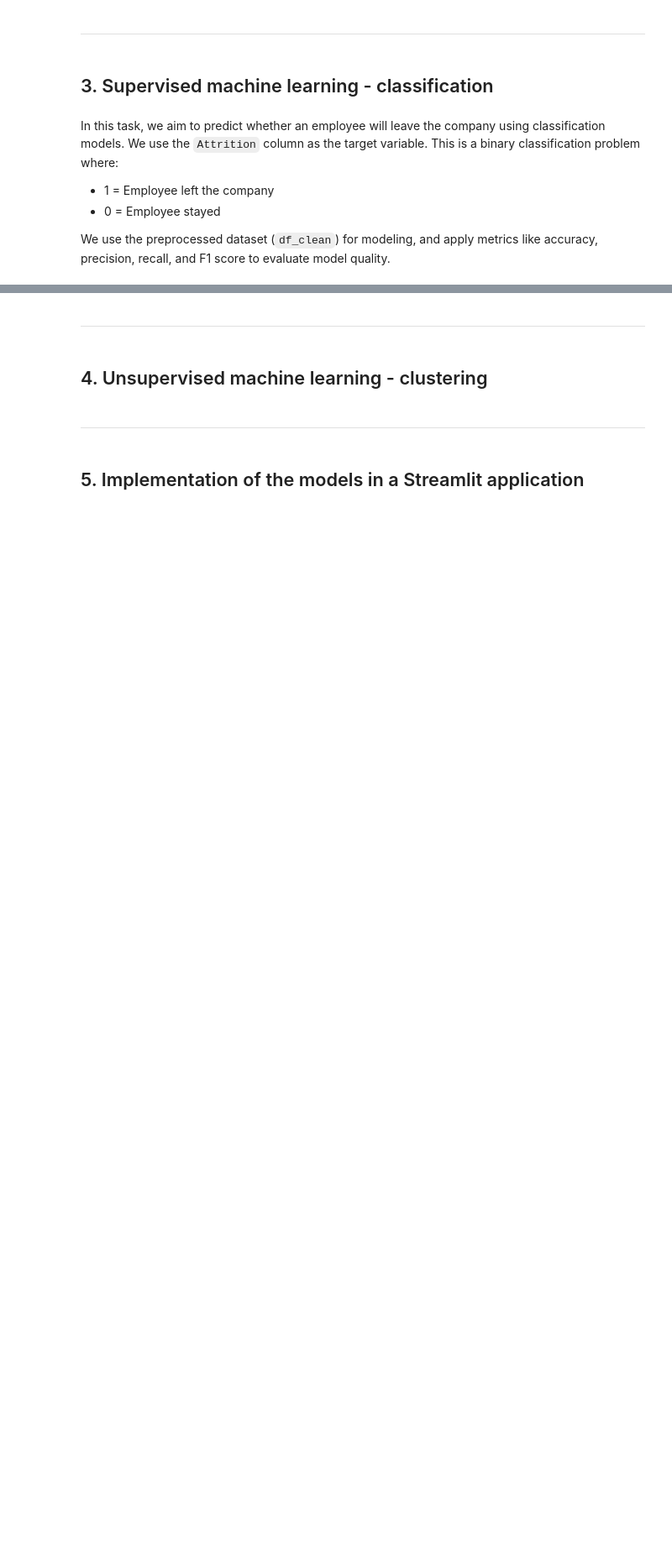
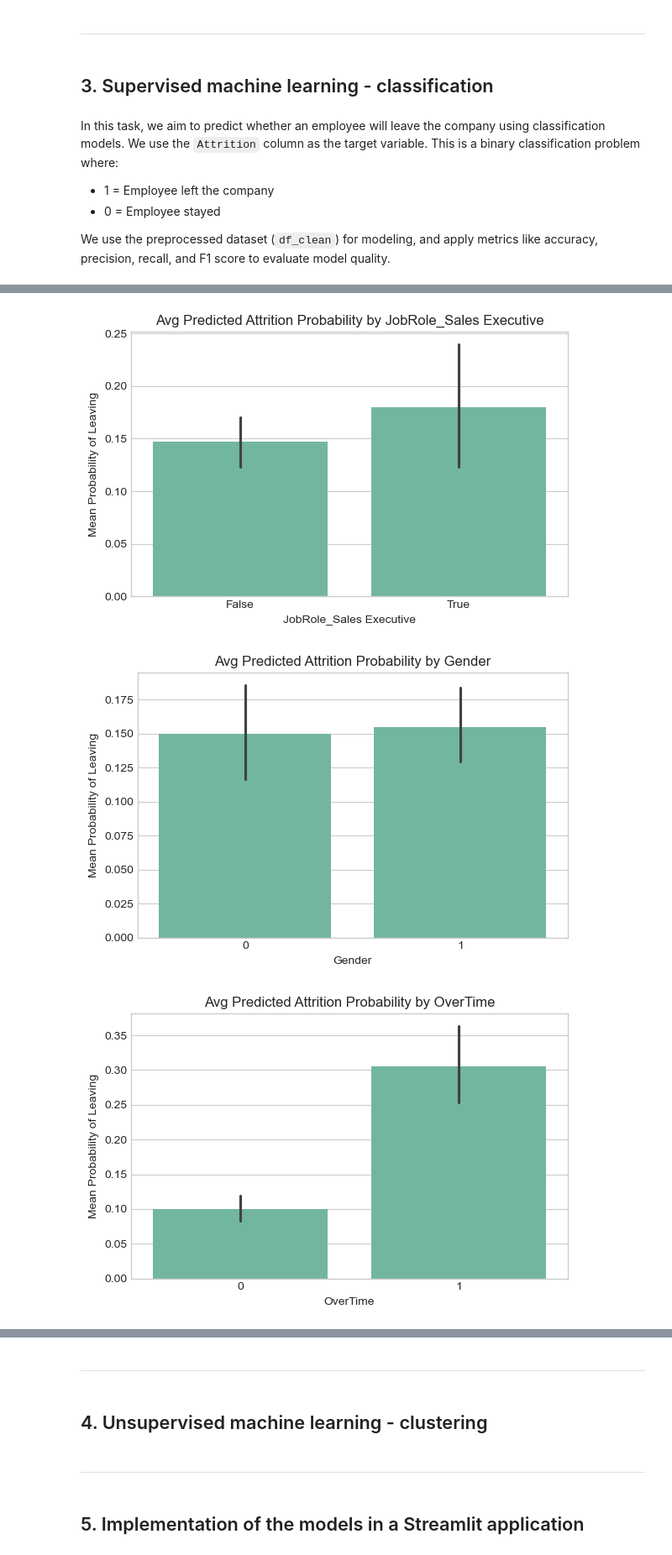
Before and after one commit to FeliciaFavrholdt/DAT-BI-MP3, a Jupyter notebook: notebooks/MP3_Group4_IBM_Analysis.ipynb, the cells around one changed output, grey strips where cells are left out. Shown at 84% size. Drawn from its saved outputs; the diff is of its cells as text; code cells hidden in the pictures; blank space fills up the shorter version.

```diff
--- a/notebooks/MP3_Group4_IBM_Analysis.ipynb
+++ b/notebooks/MP3_Group4_IBM_Analysis.ipynb
@@ -1155,0 +1291,10 @@ ValueError: Unknown label type: continuous. Maybe you are trying to fit a classi
+# %%
+# Get predicted probabilities of class 1 (attrition = Yes)
+y_proba = clf.predict_proba(X_test)[:, 1]
+y_pred = clf.predict(X_test)
+
+# Copy the X_test data into a new DataFrame for analysis
+df_pred = X_test.copy()
+df_pred['Actual Attrition'] = y_test.values
+df_pred['Predicted Attrition'] = y_pred
+df_pred['Attrition Probability'] = y_proba
@@ -1155,0 +1303,18 @@ ValueError: Unknown label type: continuous. Maybe you are trying to fit a classi
+# %%
+# Choose categorical features to analyze
+categories = ['JobRole_Sales Executive', 'Gender', 'OverTime', 'Department_Sales']
+
+for col in categories:
+    if col in df_pred.columns:
+        # Plot average predicted attrition probability by category
+        plt.figure(figsize=(6, 4))
+        sns.barplot(x=df_pred[col], y=df_pred['Attrition Probability'])
+        plt.title(f"Avg Predicted Attrition Probability by {col}")
+        plt.ylabel("Mean Probability of Leaving")
+        plt.xlabel(col)
+        plt.tight_layout()
+        plt.show()
+# %% [output]
+[figure, added]
+[figure, added]
+[figure, added]
```
Also changed, not shown: parts of 31 cells of this notebook.
